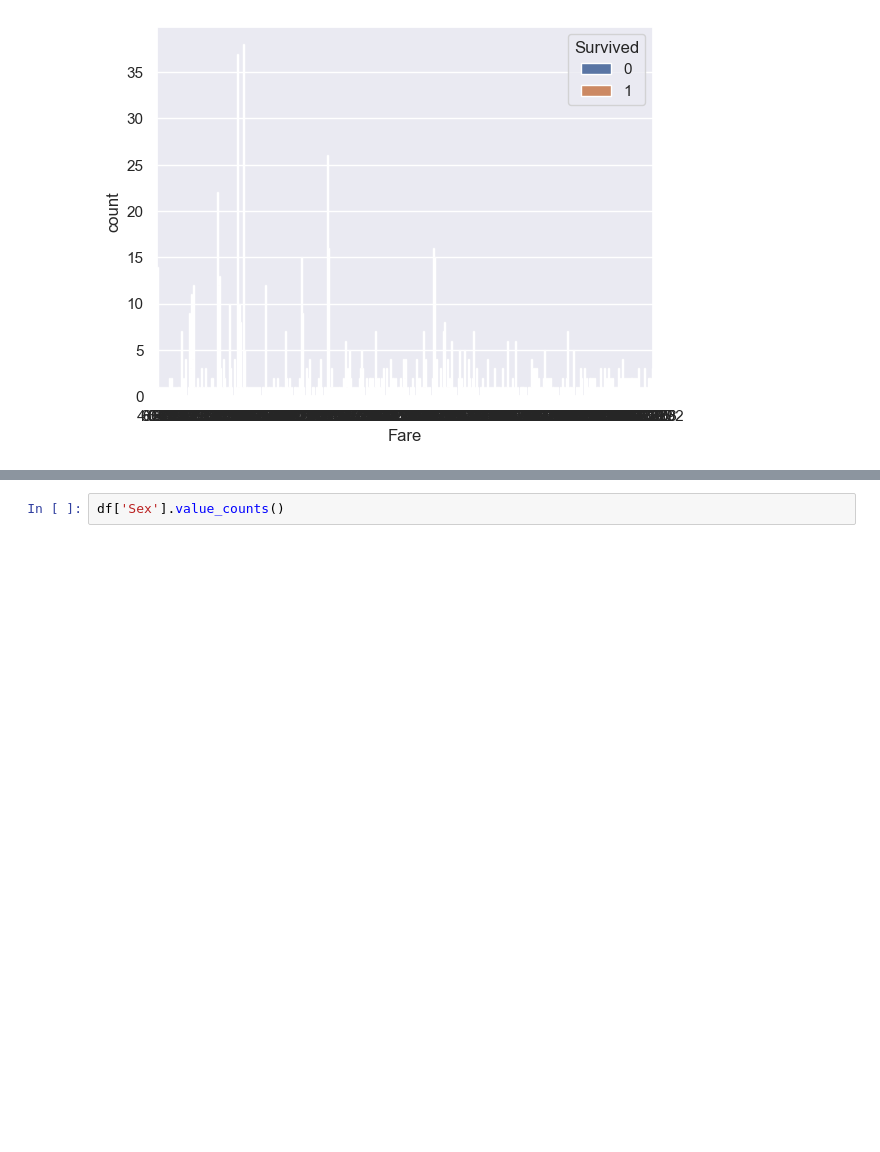
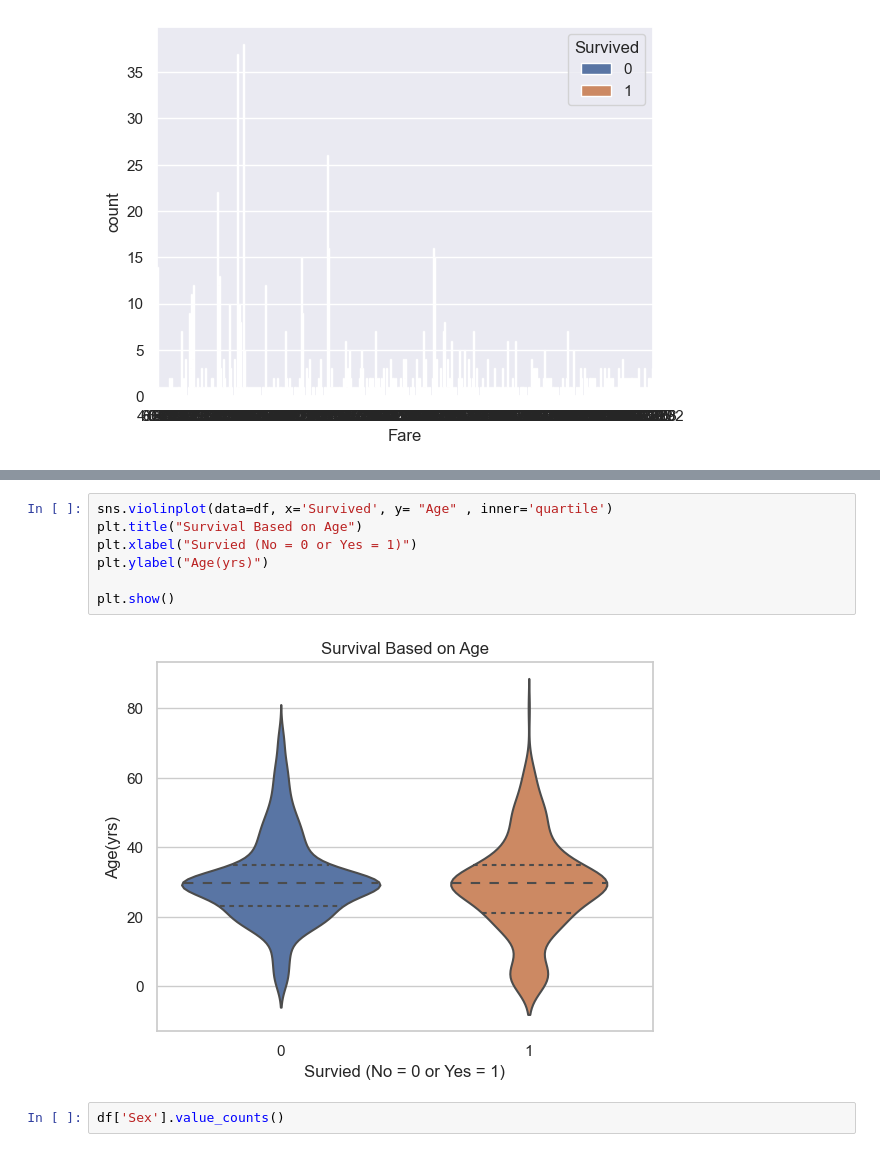
Before and after one commit to as-prateik/TITANIC-SURVIVAL-PREDICTION, a Jupyter notebook: code.ipynb, the cells around one changed output, grey strips where cells are left out. Saved outputs shown, nothing was run; the diff lists cells and outputs as text; blank space fills up the shorter version.

```diff
--- a/code.ipynb
+++ b/code.ipynb
@@ -268,3 +307,12 @@ sns.countplot('Fare', hue='Survived' ,data=df)
+# %%
+sns.violinplot(data=df, x='Survived', y= "Age" , inner='quartile')
+plt.title("Survival Based on Age")
+plt.xlabel("Survied (No = 0 or Yes = 1)")
+plt.ylabel("Age(yrs)")
+
+plt.show()
+# %% [output]
+[figure, added]
 # %%
 df['Sex'].value_counts()
 # %% [output]
```
Also changed, not shown: parts of 10 cells of this notebook.
